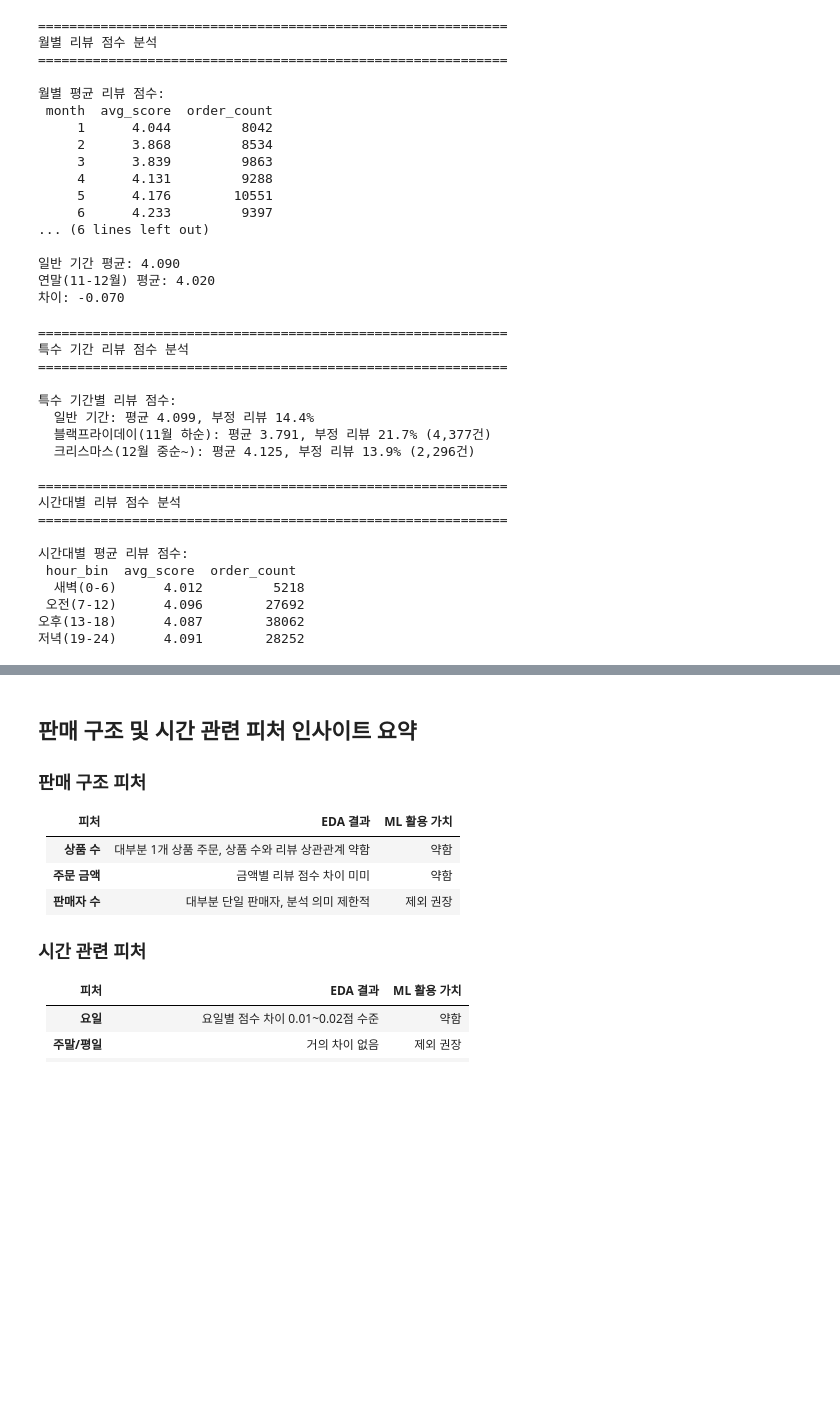
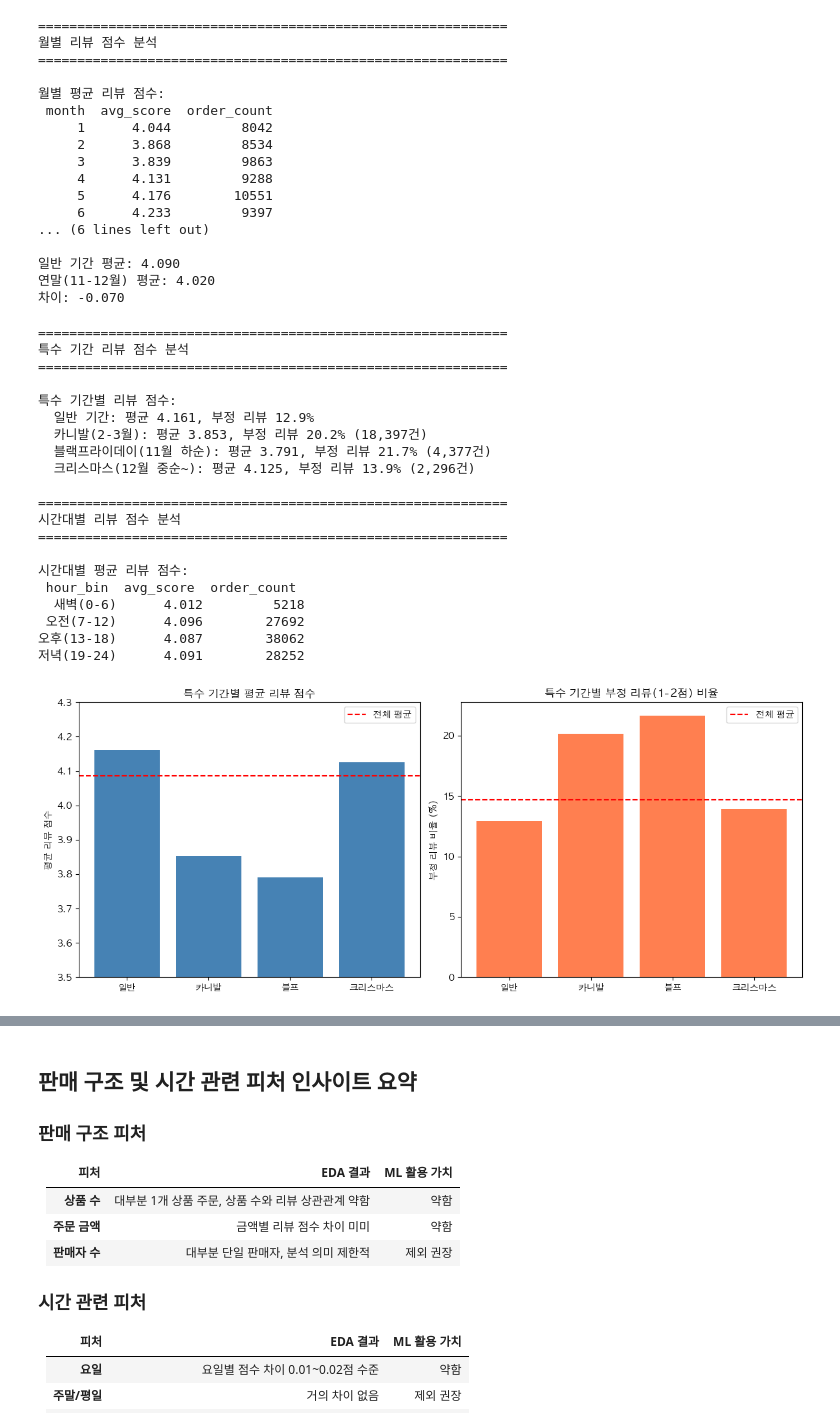
Before and after one commit to YuSeok-Kwon/Olist-Predictive-Modeling, a Jupyter notebook: kys/kys_Eda3.ipynb, the cells around one changed output, grey strips where cells are left out. Drawn from its saved outputs; the diff is of its cells as text; code cells hidden in the pictures; blank space fills up the shorter version.

```diff
--- a/kys/kys_Eda3.ipynb
+++ b/kys/kys_Eda3.ipynb
@@ -2196,6 +2153,11 @@ print(f"차이: {year_end_score - normal_score:.3f}")
 print("=" * 60)
 print("특수 기간 리뷰 점수 분석")
 print("=" * 60)
+
+# 카니발 기간 (2-3월)
+carnival_score = time_review[time_review['is_carnival'] == 1]['review_score'].mean()
+carnival_count = time_review[time_review['is_carnival'] == 1].shape[0]
+carnival_neg = (time_review[time_review['is_carnival'] == 1]['review_score'] <= 2).mean() * 100
 
 # 블랙프라이데이 기간
 bf_score = time_review[time_review['is_black_friday'] == 1]['review_score'].mean()
@@ -2207,13 +2169,14 @@ cmas_score = time_review[time_review['is_christmas'] == 1]['review_score'].mean(
 cmas_count = time_review[time_review['is_christmas'] == 1].shape[0]
 cmas_neg = (time_review[time_review['is_christmas'] == 1]['review_score'] <= 2).mean() * 100
 
-# 일반 기간
-normal_mask = (time_review['is_black_friday'] == 0) & (time_review['is_christmas'] == 0)
+# 일반 기간 (카니발, 블랙프라이데이, 크리스마스 제외)
+normal_mask = (time_review['is_carnival'] == 0) & (time_review['is_black_friday'] == 0) & (time_review['is_christmas'] == 0)
 normal_score = time_review[normal_mask]['review_score'].mean()
 normal_neg = (time_review[normal_mask]['review_score'] <= 2).mean() * 100
 
 print("\n특수 기간별 리뷰 점수:")
 print(f"  일반 기간: 평균 {normal_score:.3f}, 부정 리뷰 {normal_neg:.1f}%")
+print(f"  카니발(2-3월): 평균 {carnival_score:.3f}, 부정 리뷰 {carnival_neg:.1f}% ({carnival_count:,}건)")
 print(f"  블랙프라이데이(11월 하순): 평균 {bf_score:.3f}, 부정 리뷰 {bf_neg:.1f}% ({bf_count:,}건)")
 print(f"  크리스마스(12월 중순~): 평균 {cmas_score:.3f}, 부정 리뷰 {cmas_neg:.1f}% ({cmas_count:,}건)")
 
@@ -2246,7 +2209,8 @@ print(hour_stats.round(3).to_string(index=False))
 ============================================================
 
 특수 기간별 리뷰 점수:
-  일반 기간: 평균 4.099, 부정 리뷰 14.4%
+  일반 기간: 평균 4.161, 부정 리뷰 12.9%
+  카니발(2-3월): 평균 3.853, 부정 리뷰 20.2% (18,397건)
   블랙프라이데이(11월 하순): 평균 3.791, 부정 리뷰 21.7% (4,377건)
   크리스마스(12월 중순~): 평균 4.125, 부정 리뷰 13.9% (2,296건)
 
@@ -2260,6 +2224,34 @@ print(hour_stats.round(3).to_string(index=False))
  오전(7-12)      4.096        27692
 오후(13-18)      4.087        38062
 저녁(19-24)      4.091        28252
+# %%
+# 9.5 특수 기간 시각화
+fig, axes = plt.subplots(1, 2, figsize=(12, 5))
+
+# 데이터 준비
+periods = ['일반', '카니발', '블프', '크리스마스']
+avg_scores = [normal_score, carnival_score, bf_score, cmas_score]
+neg_ratios = [normal_neg, carnival_neg, bf_neg, cmas_neg]
+
+# 1. 평균 리뷰 점수 비교
+axes[0].bar(periods, avg_scores, color='steelblue')
+axes[0].axhline(y=time_review['review_score'].mean(), color='red', linestyle='--', label='전체 평균')
+axes[0].set_ylabel('평균 리뷰 점수')
+axes[0].set_title('특수 기간별 평균 리뷰 점수')
+axes[0].set_ylim(3.5, 4.3)
+axes[0].legend()
+
+# 2. 부정 리뷰 비율 비교
+axes[1].bar(periods, neg_ratios, color='coral')
+axes[1].axhline(y=(time_review['review_score'] <= 2).mean() * 100, color='red', linestyle='--', label='전체 평균')
+axes[1].set_ylabel('부정 리뷰 비율 (%)')
+axes[1].set_title('특수 기간별 부정 리뷰(1-2점) 비율')
+axes[1].legend()
+
+plt.tight_layout()
+plt.show()
+# %% [output]
+[figure, added]
 # %%
 fig, axes = plt.subplots(2, 2, figsize=(14, 10))
 
```
Also changed, not shown: parts of 7 cells of this notebook.
